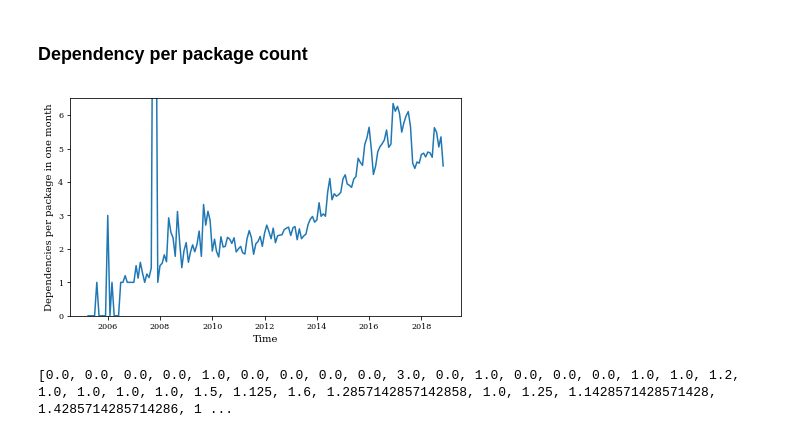
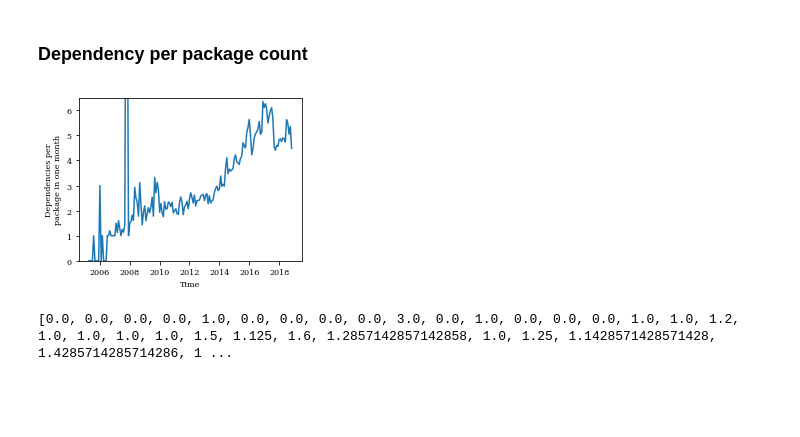
Before and after one commit to nimamahmoudi/cmput663-final-project, a Jupyter notebook: RQ1/rq1-package-dependency-over-time.ipynb, the cells around one changed output. Saved outputs shown, nothing was run; the diff lists cells and outputs as text; code cells hidden in the pictures; blank space fills up the shorter version.

Commit message:
nima fixed plots

```diff
--- a/RQ1/rq1-package-dependency-over-time.ipynb
+++ b/RQ1/rq1-package-dependency-over-time.ipynb
@@ -308,24 +308,28 @@ print(dep_counts['count_dep'])
 # %% [markdown]
 ### Dependency per package count
 # %%
-plt.figure(figsize=(7,4))
+plt.rc('font', size=8)
+plt.rc('axes', titlesize=6)
+plt.rc('axes', labelsize=8)
+
+plt.figure(figsize=(4,3))
 
 # plt.figure(figsize=(7,7))
 # plt.subplot(211)
 plt.plot(dep_counts['StartDate'], dep_counts['dep_per_ver'], '-')
 plt.xlabel('Time')
-plt.ylabel('Dependencies per package in one month')
+plt.ylabel('Dependencies per\npackage in one month')
 plt.ylim(0,6.5)
 
 # plt.subplot(212)
 # plt.plot(dep_counts['EndDate'], dep_counts['dep_per_ver_total'], '-')
 # plt.xlabel('Time')
 # plt.ylabel('Total Dependencies per package')
 
 plt.savefig(figs_dir+'dependency-per-package-over-time.pdf')
 plt.savefig(figs_dir+'dependency-per-package-over-time.png', dpi=300)
 # %% [output]
-[figure, old version]
+[figure, new version]
 # %%
 print(dep_counts['dep_per_ver'])
 # %% [output]
```
Also changed, not shown: 8 other files.
